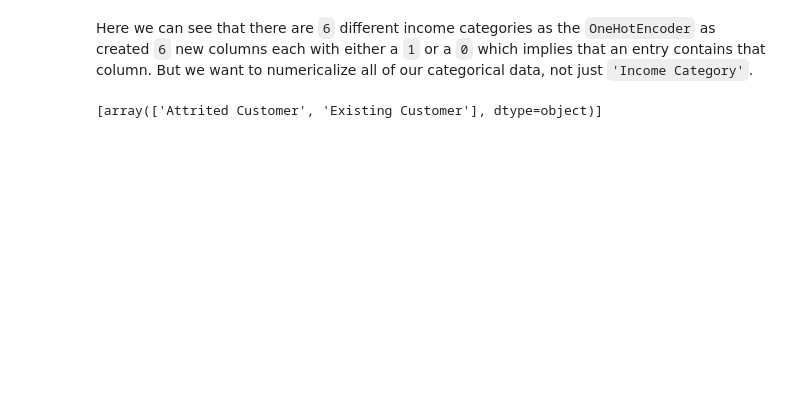
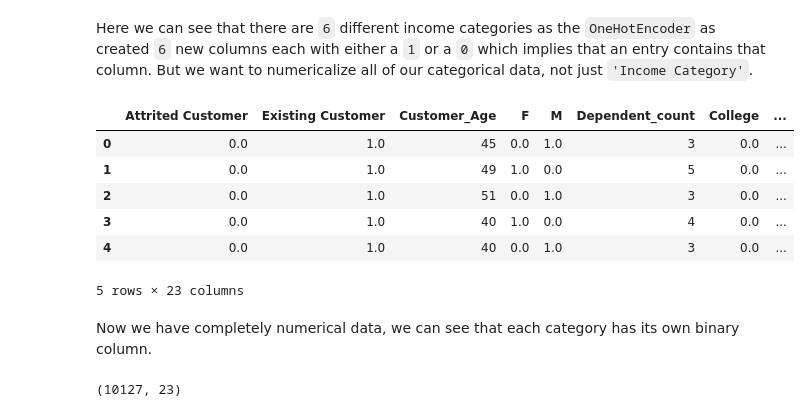
Before and after one commit to s-colins/CS345-Final-Project, a Jupyter notebook: final-project.ipynb, the cells around one changed output. Drawn from its saved outputs; the diff is of its cells as text; code cells hidden in the pictures; blank space fills up the shorter version.

```diff
--- a/final-project.ipynb
+++ b/final-project.ipynb
@@ -79,21 +86,59 @@ Here we can see that there are `6` different income categories as the `OneHotEnc
 # %%
 from sklearn.preprocessing import OneHotEncoder
 
 def one_hot_encode(col):
     encoder = OneHotEncoder()
     reshaped_col = np.reshape(col, (-1, 1))
     numerical_col = encoder.fit_transform(reshaped_col).toarray()
     return encoder.categories_, numerical_col
 
-# this makes indexing the columns much cleaner
-index_dict = {}
+headers = data.columns
 
 attribution_flag_categories, attribution_flag_numerical = one_hot_encode(X[:, 0])
+
 # age is already numerical
+age_categories, age_numerical = headers[2], np.reshape(X[:, 1], (-1, 1))
+
 gender_categories, gender_numerical = one_hot_encode(X[:, 2])
+
 # dependant count is already numerical
+dependant_count_categories, dependant_count_numerical = headers[4], np.reshape(X[:, 3], (-1, 1))
+
 education_categories, education_numerical = one_hot_encode(X[:, 4])
 maritial_categories, maritial_numerical = one_hot_encode(X[:, 5])
 income_categories, income_numerical = one_hot_encode(X[:, 6])
+
+X_numerical = np.hstack((
+    attribution_flag_numerical,
+    age_numerical,
+    gender_numerical,
+    dependant_count_numerical,
+    education_numerical,
+    maritial_numerical,
+    income_numerical
+))
+
+headers = \
+    attribution_flag_categories[0].tolist() + \
+    [age_categories] + \
+    gender_categories[0].tolist() + \
+    [dependant_count_categories] + \
+    education_categories[0].tolist() + \
+    maritial_categories[0].tolist() + \
+    income_categories[0].tolist()
+
+pd.DataFrame(X_numerical[:5, :], columns=headers)
 # %% [output]
+|  | Attrited Customer | Existing Customer | Customer_Age | F | M | Dependent_count | College | ... |
+| 0 | 0.0 | 1.0 | 45 | 0.0 | 1.0 | 3 | 0.0 | ... |
+| 1 | 0.0 | 1.0 | 49 | 1.0 | 0.0 | 5 | 0.0 | ... |
+| 2 | 0.0 | 1.0 | 51 | 0.0 | 1.0 | 3 | 0.0 | ... |
+| 3 | 0.0 | 1.0 | 40 | 1.0 | 0.0 | 4 | 0.0 | ... |
+| 4 | 0.0 | 1.0 | 40 | 0.0 | 1.0 | 3 | 0.0 | ... |
-[array(['Attrited Customer', 'Existing Customer'], dtype=object)]
+5 rows × 23 columns
+# %% [markdown]
+Now we have completely numerical data, we can see that each category has its own binary column.
+# %%
+X_numerical.shape
+# %% [output]
+(10127, 23)
```
Also changed, not shown: parts of 12 cells of this notebook.
